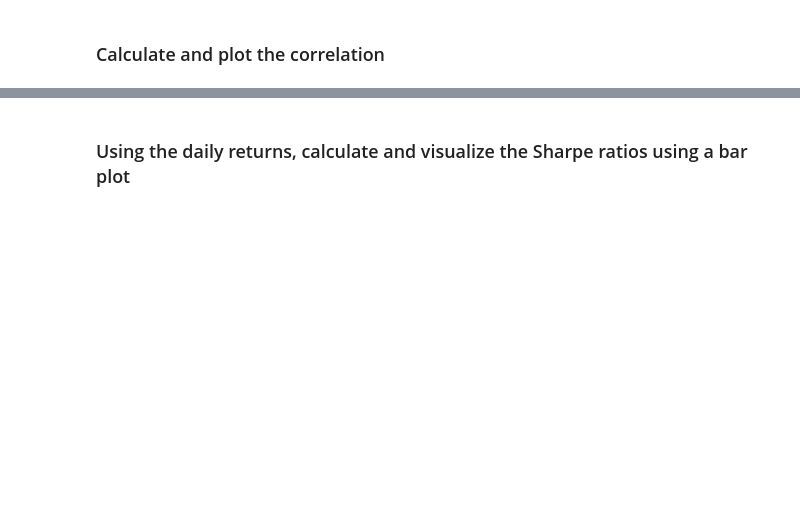
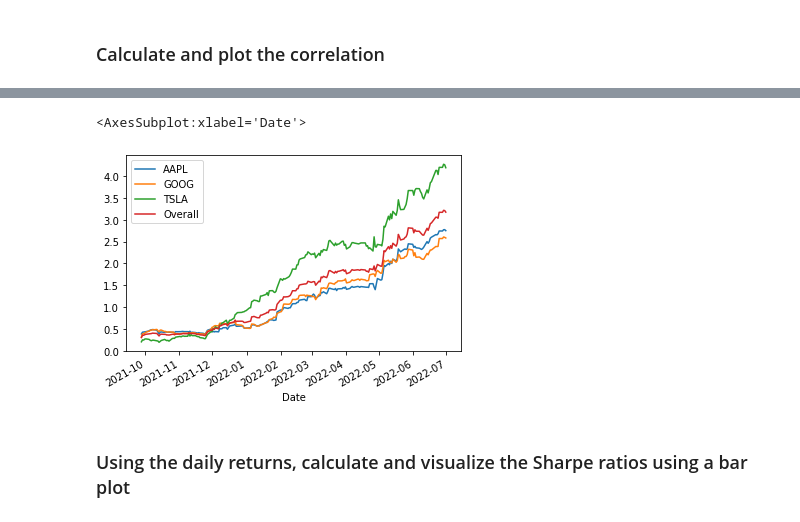
Before and after one commit to kylecase/pandas-homework, a Jupyter notebook: whale_analysis.ipynb, the cells around one changed output, grey strips where cells are left out. Cells and saved outputs as stored; diff of their text form; code cells hidden in the pictures; blank space fills up the shorter version.

```diff
--- a/whale_analysis.ipynb
+++ b/whale_analysis.ipynb
@@ -368,3 +512,18 @@ weights = [1/3, 1/3, 1/3]
+# %%
+# Calculate and plot Beta
+custom_covariance = custom_combined_df.rolling(window=60).cov(sp500_df["Close"])
+
+# Calculate variance of S&P 500
+sp500_variance = sp500_df["Close"].var()
+
+# Compute Beta
+custom_beta = custom_covariance / sp500_variance
+
+# Plot beta trend
+custom_beta.plot()
+# %% [output]
+<AxesSubplot:xlabel='Date'>
+[figure, added]
 # %% [markdown]
 ### Using the daily returns, calculate and visualize the Sharpe ratios using a bar plot
 # %%
```
Also changed, not shown: parts of 24 cells of this notebook, 6 other files.
